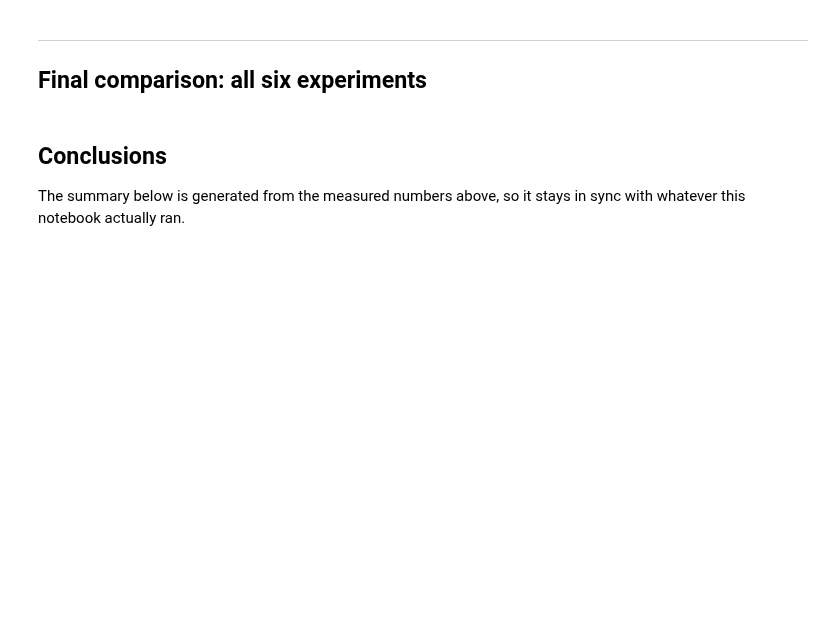
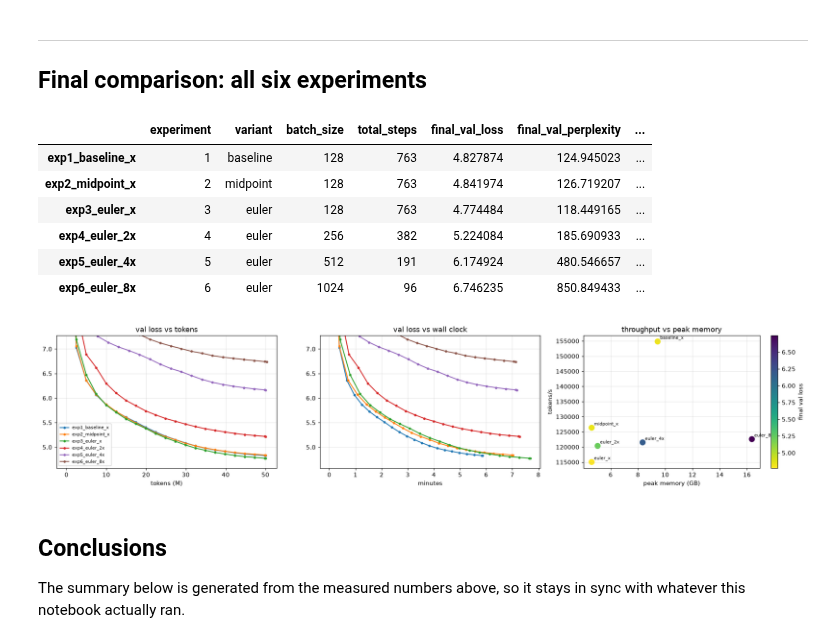
Before and after one commit to RaviNaik/ERA, a Jupyter notebook: v5/session13/reversible_llm_experiments/notebooks/reversible_llm.ipynb, the cells around one changed output. Cells and saved outputs as stored; diff of their text form; code cells hidden in the pictures; blank space fills up the shorter version.

Commit message:
Final experiment

```diff
--- a/v5/session13/reversible_llm_experiments/notebooks/reversible_llm.ipynb
+++ b/v5/session13/reversible_llm_experiments/notebooks/reversible_llm.ipynb
@@ -781,30 +1606,59 @@ if IS_CUDA:
 # %%
 ALL = [LBL_BASE, LBL_MID, LBL_EUL, LBL_2X, LBL_4X, LBL_8X]
 final_df = comparison_frame(ALL)
 final_df.insert(0, "experiment", [1, 2, 3, 4, 5, 6])
 final_df["status"] = [RECORDS[l]["summary"]["status"] for l in ALL]
 display(final_df)
 final_df.to_csv(RESULTS_DIR / "final_comparison.csv")
 
 fig, ax = plt.subplots(1, 3, figsize=(18, 4))
 for lbl in ALL:
     if RECORDS[lbl]["summary"]["status"] != "ok":
         continue
     ev = RECORDS[lbl]["evals"]
     ax[0].plot(np.array(ev["tokens"]) / 1e6, ev["val_loss"], "o-", ms=3, label=lbl)
     ax[1].plot(np.array(ev["wall_clock_s"]) / 60, ev["val_loss"], "o-", ms=3, label=lbl)
 ok_all = final_df[final_df.status == "ok"]
-for a, t, xl in [(ax[0], "val loss vs tokens", "tokens (M)"), (ax[1], "val loss vs wall clock", "minutes")]:
-    a.set(title=t, xlabel=xl, ylim=(ok_all.final_val_loss.min() - 0.2, ok_all.final_val_loss.min() + 2.5))
+for a, t, xl in [
+    (ax[0], "val loss vs tokens", "tokens (M)"),
+    (ax[1], "val loss vs wall clock", "minutes"),
+]:
+    a.set(
+        title=t,
+        xlabel=xl,
+        ylim=(ok_all.final_val_loss.min() - 0.2, ok_all.final_val_loss.min() + 2.5),
+    )
 ax[0].legend(fontsize=7)
-sc = ax[2].scatter(ok_all.peak_step_memory_mb / 1024, ok_all.mean_tokens_per_sec, s=80,
-                   c=ok_all.final_val_loss.astype(float), cmap="viridis_r")
+sc = ax[2].scatter(
+    ok_all.peak_step_memory_mb / 1024,
+    ok_all.mean_tokens_per_sec,
+    s=80,
+    c=ok_all.final_val_loss.astype(float),
+    cmap="viridis_r",
+)
 for lbl, row in ok_all.iterrows():
-    ax[2].annotate(lbl.split("_", 1)[1], (row.peak_step_memory_mb / 1024, row.mean_tokens_per_sec), fontsize=7,
-                   xytext=(4, 4), textcoords="offset points")
+    ax[2].annotate(
+        lbl.split("_", 1)[1],
+        (row.peak_step_memory_mb / 1024, row.mean_tokens_per_sec),
+        fontsize=7,
+        xytext=(4, 4),
+        textcoords="offset points",
+    )
 plt.colorbar(sc, ax=ax[2], label="final val loss")
-ax[2].set(title="throughput vs peak memory", xlabel="peak memory (GB)", ylabel="tokens/s")
-fig.tight_layout(); plt.show()
+ax[2].set(
+    title="throughput vs peak memory", xlabel="peak memory (GB)", ylabel="tokens/s"
+)
+fig.tight_layout()
+plt.show()
+# %% [output]
+|  | experiment | variant | batch_size | total_steps | final_val_loss | final_val_perplexity | ... |
+| exp1_baseline_x | 1 | baseline | 128 | 763 | 4.827874 | 124.945023 | ... |
+| exp2_midpoint_x | 2 | midpoint | 128 | 763 | 4.841974 | 126.719207 | ... |
+| exp3_euler_x | 3 | euler | 128 | 763 | 4.774484 | 118.449165 | ... |
+| exp4_euler_2x | 4 | euler | 256 | 382 | 5.224084 | 185.690933 | ... |
+| exp5_euler_4x | 5 | euler | 512 | 191 | 6.174924 | 480.546657 | ... |
+| exp6_euler_8x | 6 | euler | 1024 | 96 | 6.746235 | 850.849433 | ... |
+[figure, added]
 # %% [markdown]
 ## Conclusions
 
```
Also changed, not shown: parts of 25 cells of this notebook, 22 other files.
